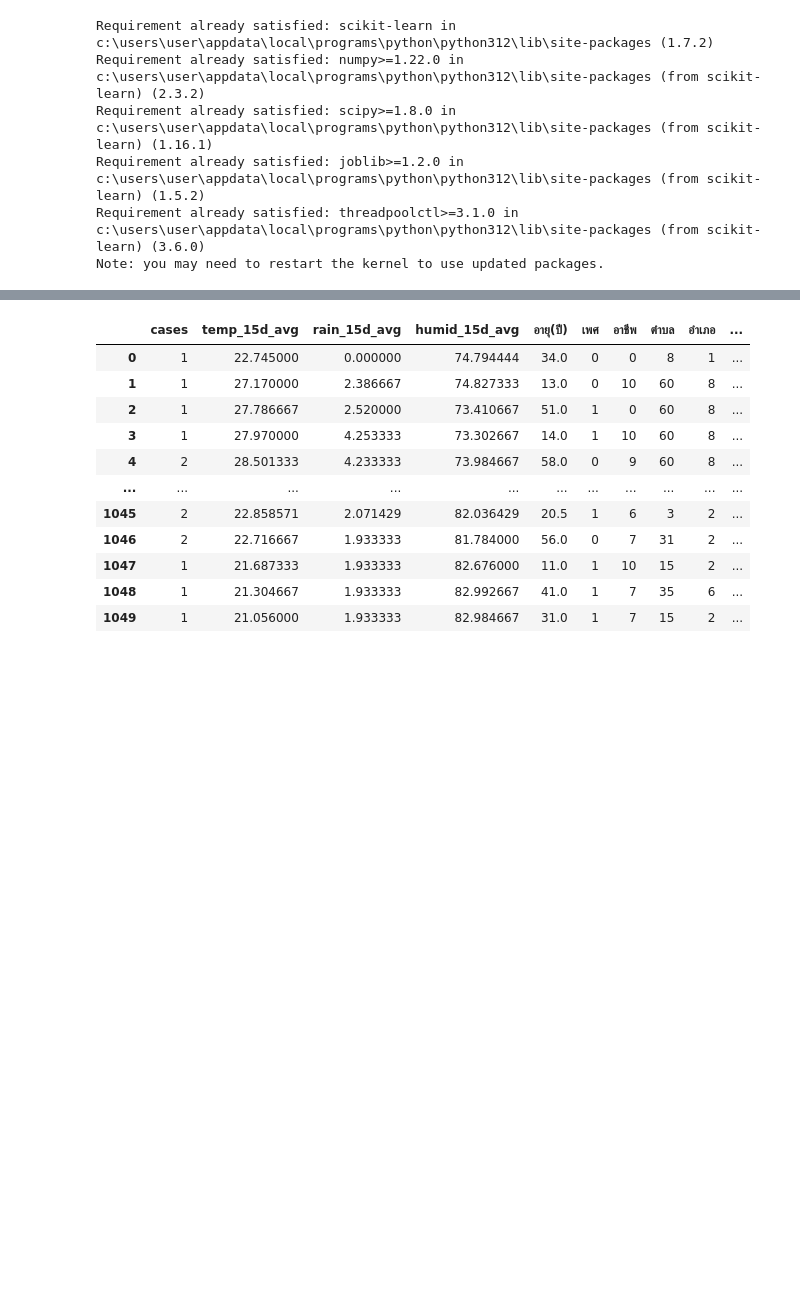
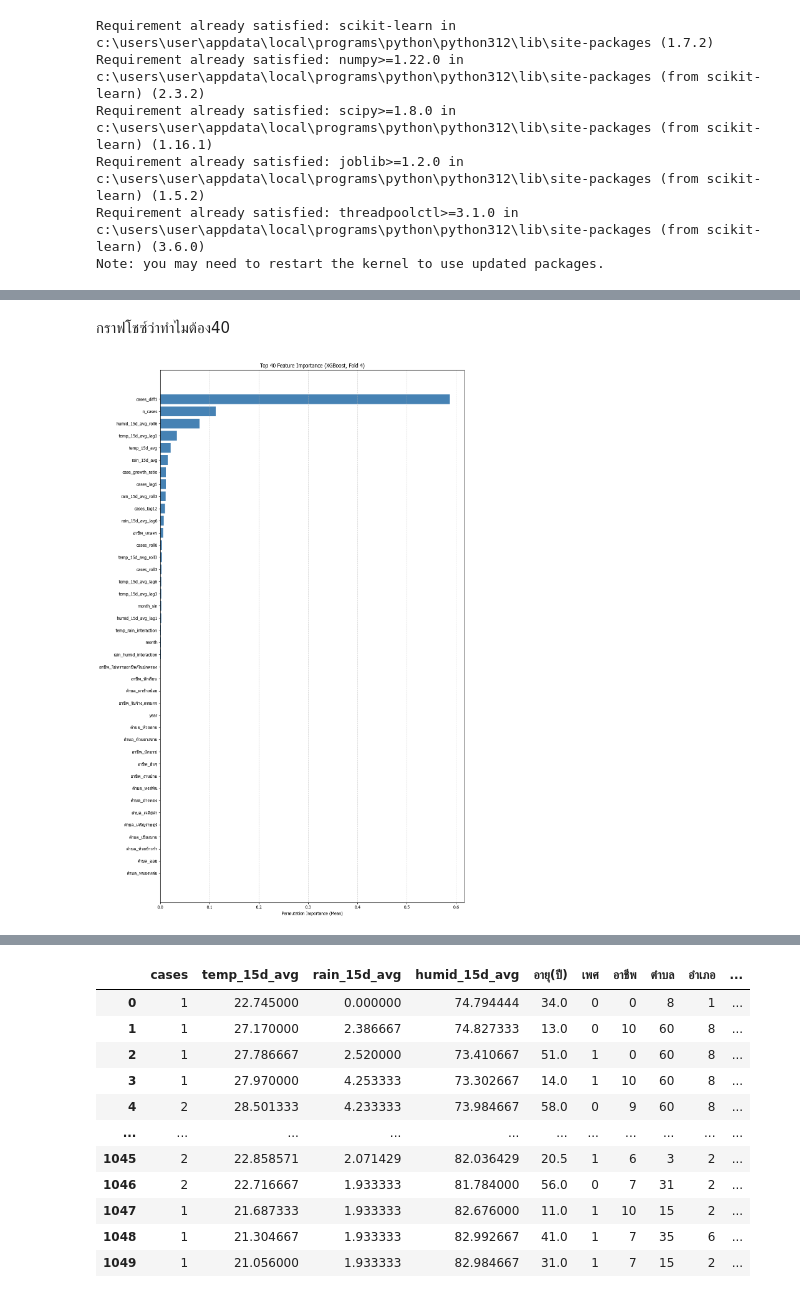
Before and after one commit to nisawaraa/earn-flask, a Jupyter notebook: Copy_of_Untitled14 (2).ipynb, the cells around one changed output, grey strips where cells are left out. Cells and saved outputs as stored; diff of their text form; code cells hidden in the pictures; blank space fills up the shorter version.

```diff
--- a/Copy_of_Untitled14 (2).ipynb
+++ b/Copy_of_Untitled14 (2).ipynb
@@ -38,0 +1828,37 @@ Note: you may need to restart the kernel to use updated packages.
+# %% [markdown]
+กราฟโชซ์ว่าทำไมต้อง40
+# %%
+import matplotlib.pyplot as plt
+import numpy as np
+from matplotlib import font_manager
+
+# ✅ ติดตั้งฟอนต์ภาษาไทย (เช่น TH Sarabun) ถ้ายังไม่มี
+# !apt-get install fonts-thai-tlwg -y   # สำหรับ Google Colab (ถ้าใช้)
+# หรือใน Windows ให้ใช้ฟอนต์ 'Tahoma' ก็ได้
+
+plt.rcParams['font.family'] = 'Tahoma'   # หรือ 'TH Sarabun New' ถ้ามี
+plt.rcParams['axes.unicode_minus'] = False
+
+# -----------------------------
+# เตรียมข้อมูล Top 40 feature
+# -----------------------------
+top_importances = perm.importances_mean[imp_order][:40]
+top_features = X.columns[imp_order][:40]
+
+indices = np.argsort(top_importances)
+sorted_features = np.array(top_features)[indices]
+sorted_importances = top_importances[indices]
+
+# -----------------------------
+# 📊 Plot กราฟแนวนอน
+# -----------------------------
+plt.figure(figsize=(12, 18))   # ✅ ปรับให้กว้างและสูงขึ้น
+bars = plt.barh(sorted_features, sorted_importances, color='steelblue')
+
+plt.xlabel("Permutation Importance (Mean)")
+plt.title("Top 40 Feature Importance (XGBoost, Fold 4)")
+plt.grid(axis='x', linestyle='--', alpha=0.5)
+plt.tight_layout()
+plt.show()
+# %% [output]
+[figure, added]
```
Also changed, not shown: parts of 35 cells of this notebook, 17 other files.
